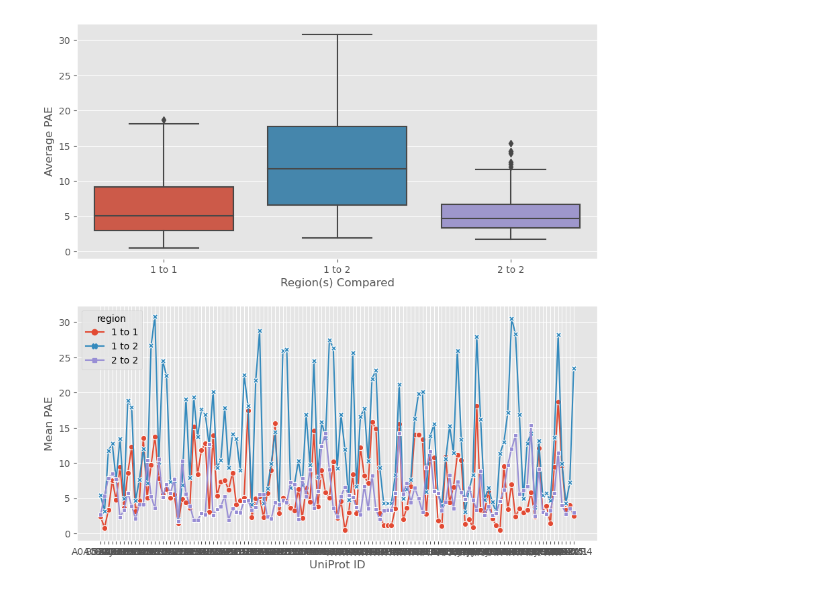
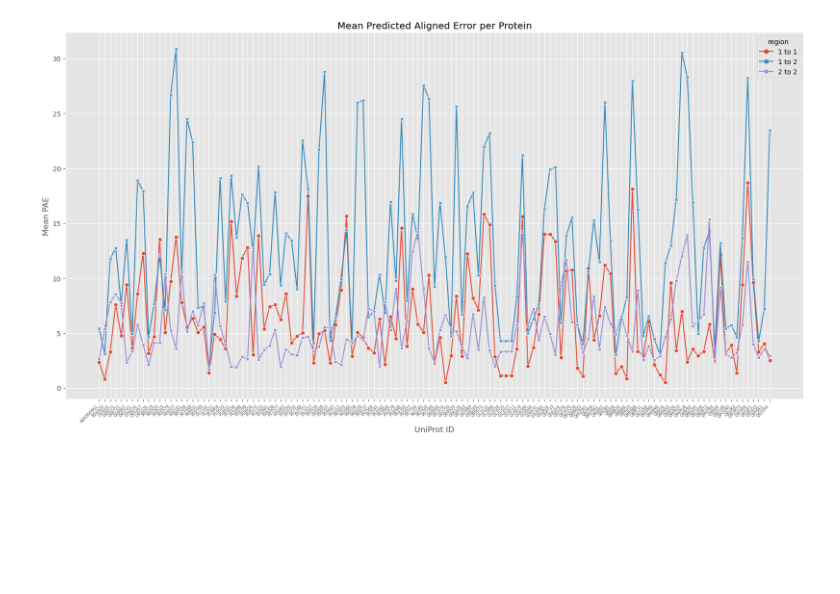
Before and after one commit to jpigles/alphafold-rmsd, a Jupyter notebook: disorder_analysis.ipynb, the cells around one changed output. Saved outputs shown, nothing was run; the diff lists cells and outputs as text; code cells hidden in the pictures; blank space fills up the shorter version.

```diff
--- a/disorder_analysis.ipynb
+++ b/disorder_analysis.ipynb
@@ -11,27 +11,25 @@ import sys
 # %%
 # This is for calculating percent that are within 2.5A of closed position.
 df_disorder = pd.read_csv('./project_pipeline/data/disorder.tsv', sep='\t').astype('object')
 df_pae = df_disorder[['uniprot', 'mean_pae_1_1', 'mean_pae_1_2', 'mean_pae_2_2']]
 
 plt.style.use('ggplot')
 # Rename columns
 df_pae = df_pae.rename(columns={'mean_pae_1_1': '1 to 1', 'mean_pae_1_2': '1 to 2', 'mean_pae_2_2': '2 to 2'})
 df_pae = df_pae.drop_duplicates()
 df_melt = df_pae.melt(id_vars=['uniprot'], var_name='region', value_name='mean_pae')
 
-f, ax = plt.subplots(ncols=1, nrows=2, figsize=(10, 10))
-sns.boxplot(data=df_melt, x='region', y='mean_pae', ax=ax[0])
-ax[0].set_xlabel('Region(s) Compared')
-ax[0].set_ylabel('Average PAE')
+f, ax = plt.subplots(ncols=1, nrows=1, figsize=(20, 10))
 
-
-sns.lineplot(data=df_melt, x='uniprot', y='mean_pae', hue='region', style='region', markers=True, dashes=False, ax=ax[1])
-ax[1].set_xlabel('UniProt ID')
-ax[1].set_ylabel('Mean PAE')
+sns.lineplot(data=df_melt, x='uniprot', y='mean_pae', hue='region', style='region', markers=True, dashes=False, ax=ax)
+ax.set_xlabel('UniProt ID')
+ax.set_ylabel('Mean PAE')
+ax.set_title('Mean Predicted Aligned Error per Protein')
+plt.xticks(rotation=45, fontsize='xx-small', ha='right')
 
 plt.savefig('./project_pipeline/data/figures/mean_pae.png', dpi=300, bbox_inches='tight')
 # %% [output]
-[figure, old version]
+[figure, new version]
 # %%
 df_disorder = df_disorder.astype({'region_1_mean_plddt': 'float', '2_comp': 'float'})
 df_active = df_disorder[df_disorder['state'] == 'Active']
```
Also changed, not shown: parts of 3 cells of this notebook, 28 other files.
